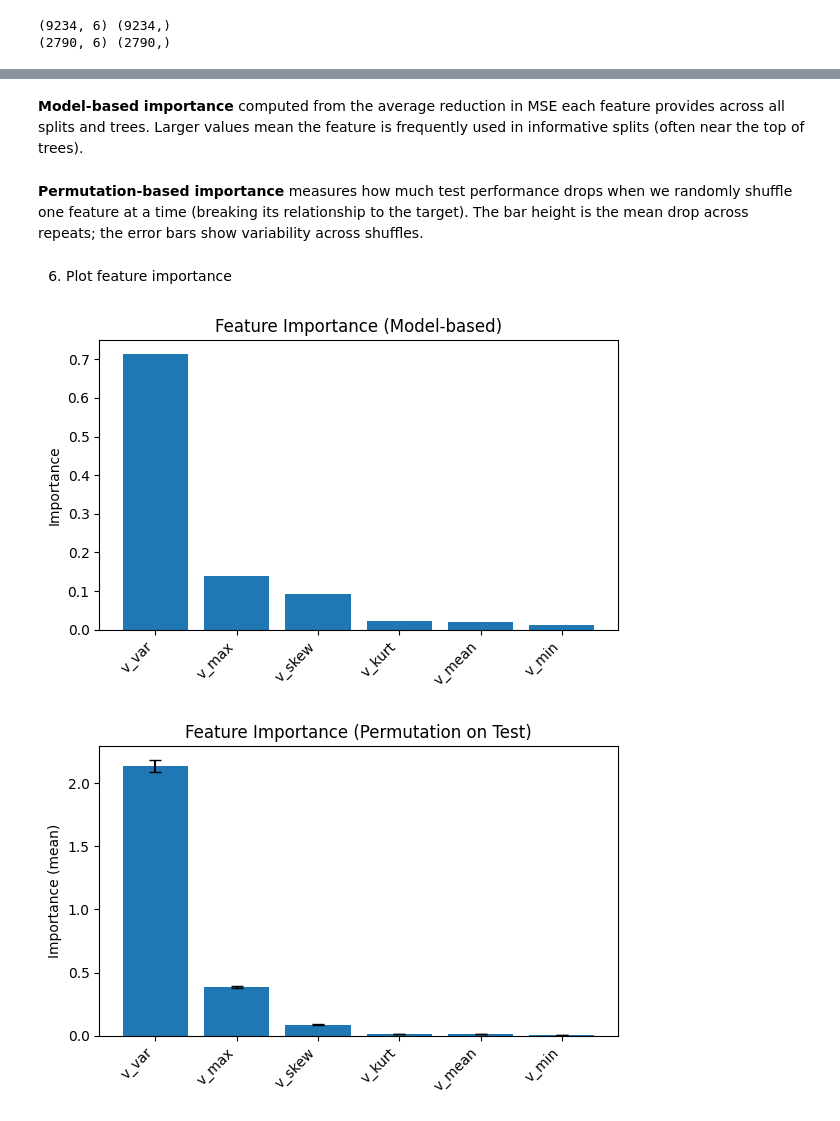
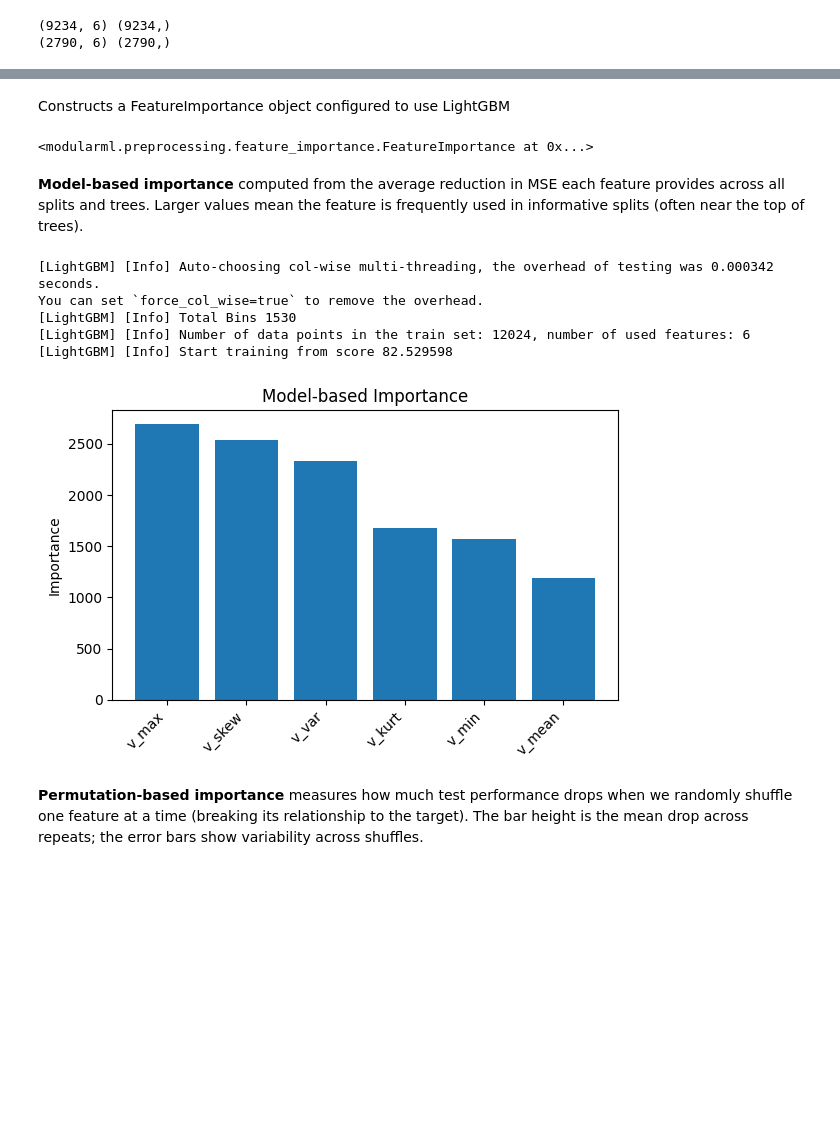
Before and after one commit to REIL-UConn/modular-ml, a Jupyter notebook: examples/04_feature_importance.ipynb, the cells around one changed output, grey strips where cells are left out. Drawn from its saved outputs; the diff is of its cells as text; code cells hidden in the pictures; blank space fills up the shorter version.

Commit message:
add feature importance functionalities using lightgbm to preprocessing.

```diff
--- a/examples/04_feature_importance.ipynb
+++ b/examples/04_feature_importance.ipynb
@@ -288,2 +276,15 @@ Test R^2: 0.961
+# %% [markdown]
+Constructs a FeatureImportance object configured to use LightGBM
+# %%
+fi = FeatureImportance(
+    estimator="lgbm",          # choose LightGBM (vs "rf" for RandomForest)
+    n_estimators=400,          # number of trees for LightGBM
+    learning_rate=0.05,        # shrinkage for boosting
+    random_state=42,           # reproducibility
+    n_jobs=-1                  # use all CPU cores
+)
+fi.fit(X, y, feat_cols, groups=groups)
+# %% [output]
+<modularml.preprocessing.feature_importance.FeatureImportance at 0x...>
 # %% [markdown]
 **Model-based importance** computed from the average reduction in MSE each feature provides across all splits and trees. Larger values mean the feature is frequently used in informative splits (often near the top of trees).
@@ -296,2 +291,11 @@ imp_model_sorted = imp_model[order]
+# %%
+imp_model = fi.model_importance(plot=True)
+# %% [output]
+[LightGBM] [Info] Auto-choosing col-wise multi-threading, the overhead of testing was 0.000342 seconds.
+You can set `force_col_wise=true` to remove the overhead.
+[LightGBM] [Info] Total Bins 1530
+[LightGBM] [Info] Number of data points in the train set: 12024, number of used features: 6
+[LightGBM] [Info] Start training from score 82.529598
+[figure, added]
 # %% [markdown]
 **Permutation-based importance** measures how much test performance drops when we randomly shuffle one feature at a time (breaking its relationship to the target). The bar height is the mean drop across repeats; the error bars show variability across shuffles.
@@ -308,26 +301,0 @@ imp_perm_std  = perm.importances_std[order]
-# %% [markdown]
-6) Plot feature importance
-# %%
-# Model-based
-plt.figure(figsize=(6,4))
-plt.bar(range(len(feat_order)), imp_model_sorted)
-plt.xticks(range(len(feat_order)), feat_order, rotation=45, ha="right")
-plt.ylabel("Importance")
-plt.title("Feature Importance (Model-based)")
-plt.tight_layout()
-plt.show()
-# %% [output]
-[figure, removed]
-# %%
-# Permutation-based
-plt.figure(figsize=(6,4))
-x = np.arange(len(feat_order))
-plt.bar(x, imp_perm_mean)
-plt.errorbar(x, imp_perm_mean, yerr=imp_perm_std, fmt="none", capsize=4, ecolor="black", zorder=3)
-plt.xticks(x, feat_order, rotation=45, ha="right")
-plt.ylabel("Importance (mean)")
-plt.title("Feature Importance (Permutation on Test)")
-plt.tight_layout()
-plt.show()
-# %% [output]
-[figure, removed]
```
Also changed, not shown: parts of 11 cells of this notebook, 2 other files.
